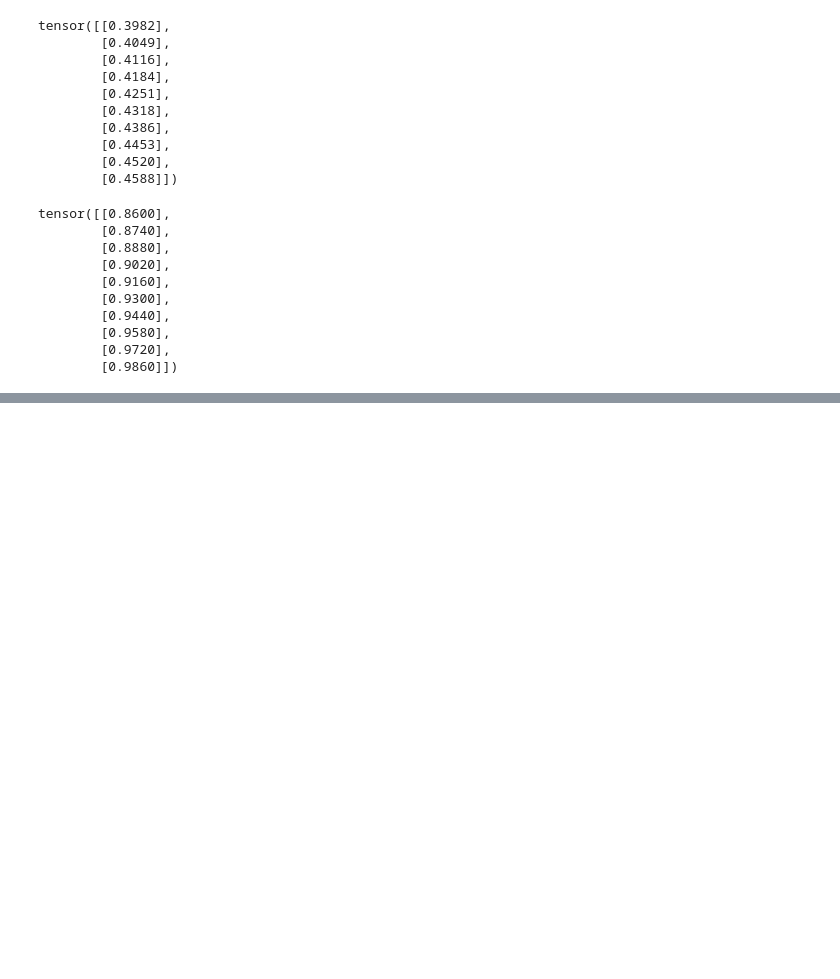
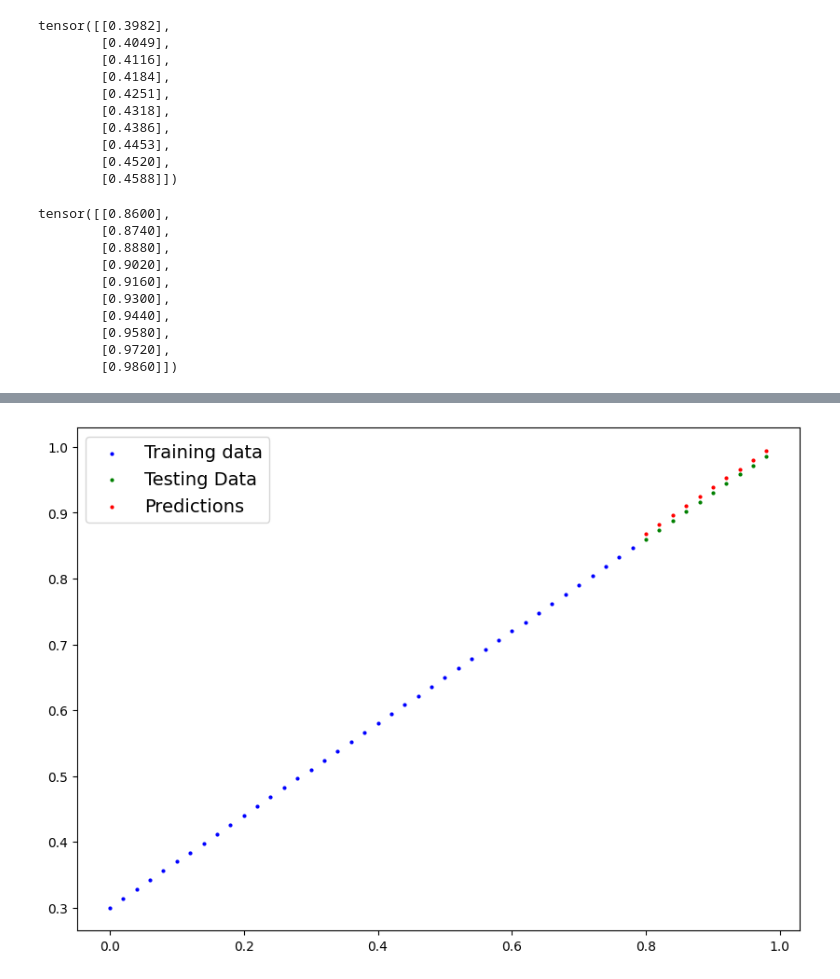
Before and after one commit to prashantiyaramareddy/MyPython-Stuff, a Jupyter notebook: Pytorch/01_Pytorch_Workflow.ipynb, the cells around one changed output, grey strips where cells are left out. Drawn from its saved outputs; the diff is of its cells as text; code cells hidden in the pictures; blank space fills up the shorter version.

```diff
--- a/Pytorch/01_Pytorch_Workflow.ipynb
+++ b/Pytorch/01_Pytorch_Workflow.ipynb
@@ -245,0 +256,5 @@ plot_predictions(predictions=y_preds)
+# %%
+# Set up a loss function and optimizer
+loss_fn = nn.L1Loss()
+
+optimizer = torch.optim.SGD(model_0.parameters(), lr=0.01)
@@ -245,0 +270,27 @@ plot_predictions(predictions=y_preds)
+# %%
+# An epoch is one loop through the data ...
+epochs = 1000
+
+# 0. Loop through the data
+for epoch in range(epochs):
+  # Set the model to training mode
+  model_0.train()
+
+  # Forward pass
+  y_pred = model_0(X_train)
+
+  # Calculate the loss
+  loss = loss_fn(y_pred, y_train)
+
+  # Optimizer
+  optimizer.zero_grad()
+
+  # Loss backward
+  loss.backward()
+
+  # Optimizer step
+  optimizer.step()
+
+  model_0.eval()
+
+list(model_0.parameters())
@@ -245,0 +322,11 @@ plot_predictions(predictions=y_preds)
+# %%
+# Evaluate the model on the test set
+model_0.eval() # Set the model to evaluation mode
+with torch.inference_mode():
+  # Make predictions on the test data
+  test_preds = model_0(X_test)
+
+  # Calculate the loss on the test predictions
+  test_loss = loss_fn(test_preds, y_test)
+
+print(f"Test loss: {test_loss.item():.4f}")
@@ -245,0 +335,4 @@ plot_predictions(predictions=y_preds)
+# %%
+plot_predictions(predictions=test_preds)
+# %% [output]
+[figure, added]
```
Also changed, not shown: parts of 9 cells of this notebook.
